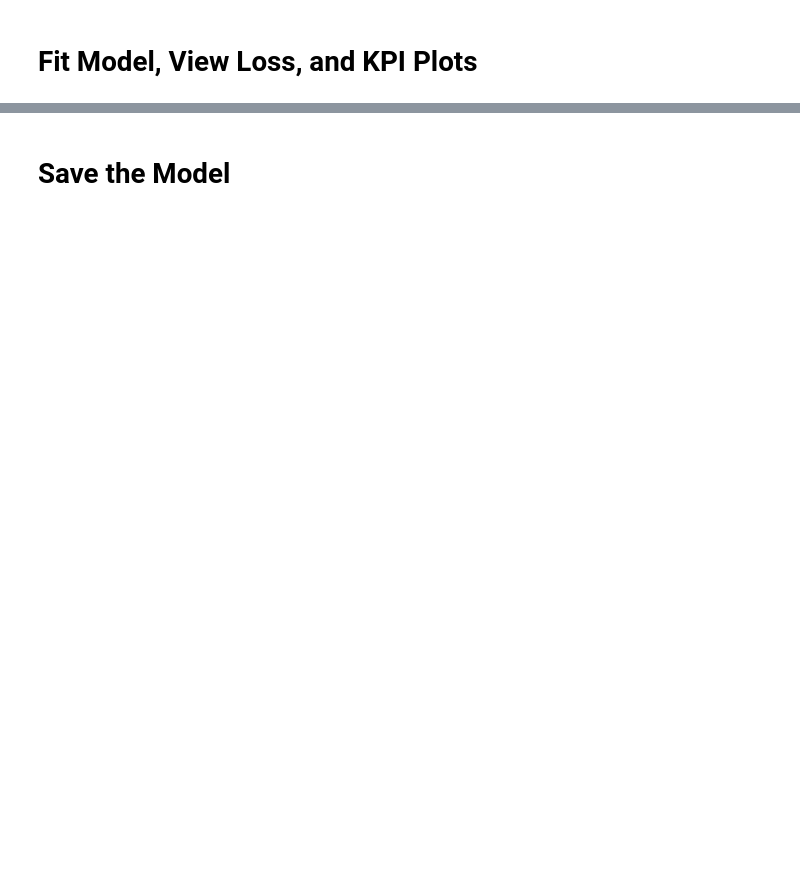
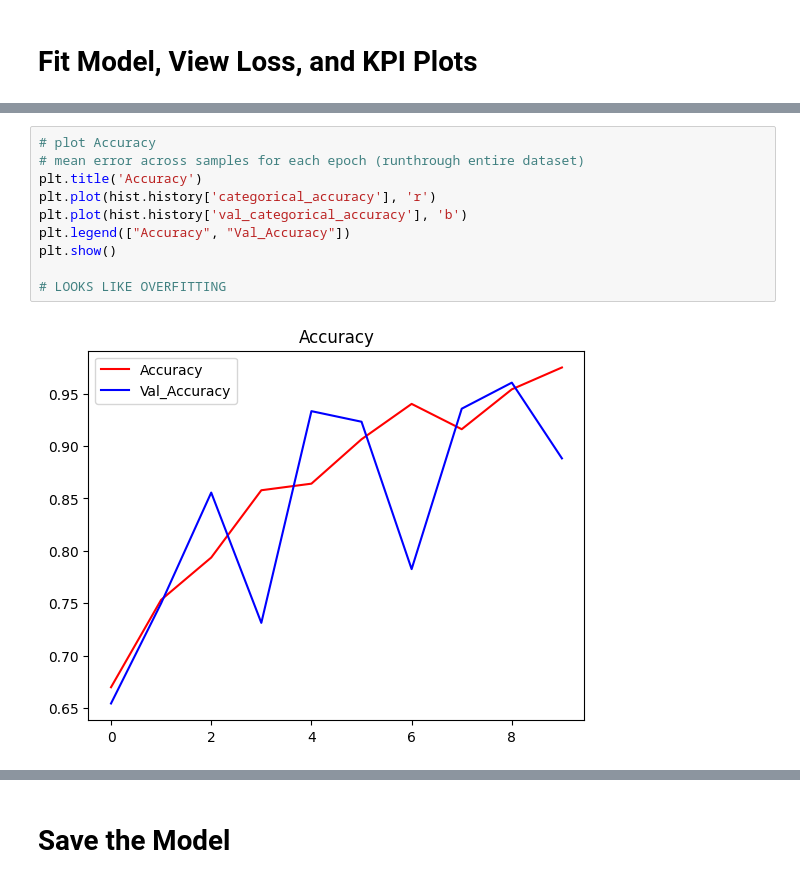
Before and after one commit to 490-BadMouth/BadMouth, a Jupyter notebook: BadMouth_CNN_Multi_Class.ipynb, the cells around one changed output, grey strips where cells are left out. Saved outputs shown, nothing was run; the diff lists cells and outputs as text; blank space fills up the shorter version.

```diff
--- a/BadMouth_CNN_Multi_Class.ipynb
+++ b/BadMouth_CNN_Multi_Class.ipynb
@@ -323,3 +333,15 @@ plt.show()
+# %%
+# plot Accuracy
+# mean error across samples for each epoch (runthrough entire dataset)
+plt.title('Accuracy')
+plt.plot(hist.history['categorical_accuracy'], 'r')
+plt.plot(hist.history['val_categorical_accuracy'], 'b')
+plt.legend(["Accuracy", "Val_Accuracy"])
+plt.show()
+
+# LOOKS LIKE OVERFITTING
+# %% [output]
+[figure, added]
 # %%
 # plot precision
 # the percent of positive predicitions that were correct (good and bad)
```
Also changed, not shown: parts of 31 cells of this notebook.
